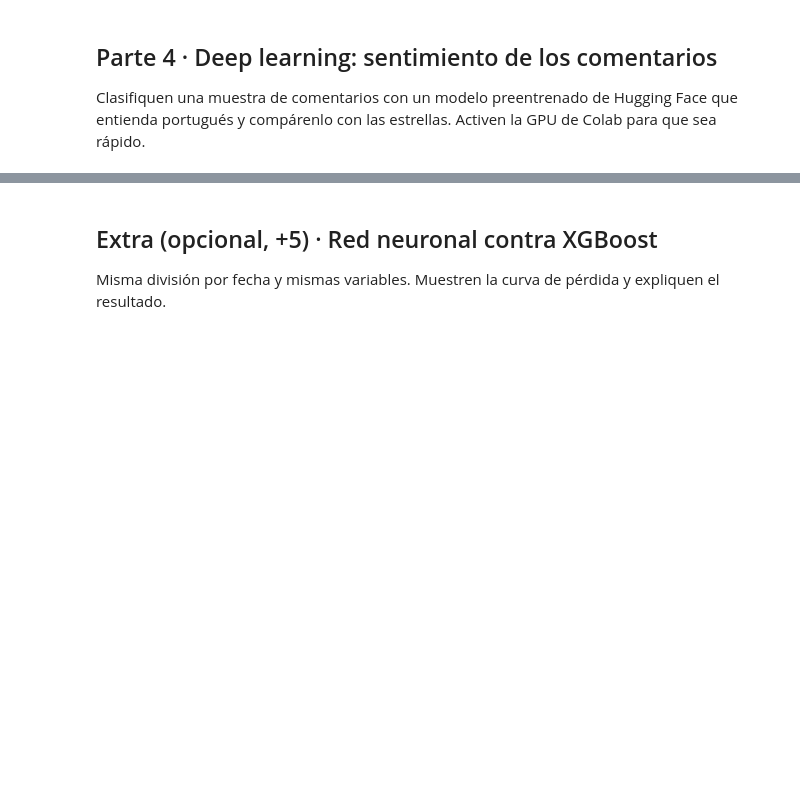
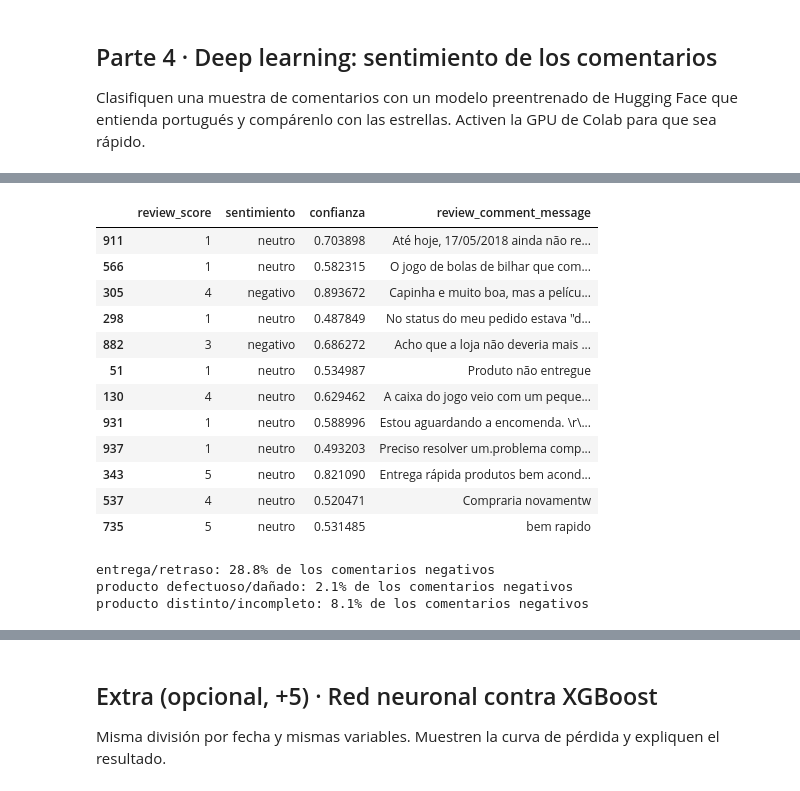
Before and after one commit to ianoelmolina-cmyk/olist-resena, a Jupyter notebook: Plantilla_Proyecto_Final.ipynb, the cells around one changed output, grey strips where cells are left out. Drawn from its saved outputs; the diff is of its cells as text; code cells hidden in the pictures; blank space fills up the shorter version.

```diff
--- a/Plantilla_Proyecto_Final.ipynb
+++ b/Plantilla_Proyecto_Final.ipynb
@@ -919,3 +915,16 @@ memory usage: 135.9 KB
 ## Parte 4 · Deep learning: sentimiento de los comentarios
 
 Clasifiquen una muestra de comentarios con un modelo preentrenado de Hugging Face que entienda portugués y compárenlo con las estrellas. Activen la GPU de Colab para que sea rápido.
+# %%
+consulta_comentarios = """
+SELECT order_id, review_score, review_comment_message
+FROM final.order_reviews
+WHERE review_comment_message IS NOT NULL
+  AND TRIM(review_comment_message) <> ''
+"""
+comentarios = pd.read_sql(consulta_comentarios, motor)
+print(comentarios.shape)
+
+muestra_de_comentarios = comentarios.sample(n=1000, random_state=42).reset_index(drop=True)
+print(muestra_de_comentarios.shape)
+display(muestra_de_comentarios.head())
@@ -922,3 +992,14 @@ Clasifiquen una muestra de comentarios con un modelo preentrenado de Hugging Fac
 # %%
-!pip install -q transformers
+import os
+RUTA_CACHE = "app/data/sentimiento_comentarios_cache.csv"
+
+if os.path.exists(RUTA_CACHE):
+    muestra_de_comentarios = pd.read_csv(RUTA_CACHE)
+else:
+    salidas = clasificador(textos, batch_size=16, truncation=True, max_length=256)
+    muestra_de_comentarios["label_modelo"] = [resultados["label"] for resultados in salidas]
+    muestra_de_comentarios["confianza"] = [resultados["score"] for resultados in salidas]
+    muestra_de_comentarios.to_csv(RUTA_CACHE, index=False)
+
+muestra_de_comentarios["label_modelo"].value_counts()
 # %% [output]
@@ -927,2 +1011,16 @@ Clasifiquen una muestra de comentarios con un modelo preentrenado de Hugging Fac
 # %%
 # TU CÓDIGO AQUÍ
+mapa_modelo = {"negative": "negativo", "neutral": "neutro", "positive": "positivo",
+               "LABEL_0": "negativo", "LABEL_1": "neutro", "LABEL_2": "positivo"}
+muestra_de_comentarios["sentimiento"] = muestra_de_comentarios["label_modelo"].map(mapa_modelo)
+muestra_de_comentarios["estrellas_grupo"] = muestra_de_comentarios["review_score"].map(
+    {1: "negativo", 2: "negativo", 3: "neutro", 4: "positivo", 5: "positivo"})
+
+orden = ["negativo", "neutro", "positivo"]
+cruzada = pd.crosstab(muestra_de_comentarios["estrellas_grupo"], muestra_de_comentarios["sentimiento"]).reindex(index=orden, columns=orden)
+display(cruzada)
+display((pd.crosstab(muestra_de_comentarios["estrellas_grupo"], muestra_de_comentarios["sentimiento"], normalize="index")
+         .reindex(index=orden, columns=orden) * 100).round(1))
+
+coincidencia = (muestra_de_comentarios["estrellas_grupo"] == muestra_de_comentarios["sentimiento"]).mean()
+print(f"Coincidencia: {coincidencia:.1%}")
@@ -929,3 +1039,33 @@ Clasifiquen una muestra de comentarios con un modelo preentrenado de Hugging Fac
+# %%
+desacuerdos = muestra_de_comentarios[muestra_de_comentarios["estrellas_grupo"] != muestra_de_comentarios["sentimiento"]]
+pd.set_option("display.max_colwidth", 300)
+desacuerdos.sample(12, random_state=42)[["review_score", "sentimiento", "confianza", "review_comment_message"]]
+# %% [output]
+|  | review_score | sentimiento | confianza | review_comment_message |
+| 911 | 1 | neutro | 0.703898 | Até hoje, 17/05/2018 ainda não re... |
+| 566 | 1 | neutro | 0.582315 | O jogo de bolas de bilhar que com... |
+| 305 | 4 | negativo | 0.893672 | Capinha e muito boa, mas a pelícu... |
+| 298 | 1 | neutro | 0.487849 | No status do meu pedido estava "d... |
+| 882 | 3 | negativo | 0.686272 | Acho que a loja não deveria mais ... |
+| 51 | 1 | neutro | 0.534987 | Produto não entregue |
+| 130 | 4 | neutro | 0.629462 | A caixa do jogo veio com um peque... |
+| 931 | 1 | neutro | 0.588996 | Estou aguardando a encomenda. \r\... |
+| 937 | 1 | neutro | 0.493203 | Preciso resolver um.problema comp... |
+| 343 | 5 | neutro | 0.821090 | Entrega rápida produtos bem acond... |
+| 537 | 4 | neutro | 0.520471 | Compraria novamentw |
+| 735 | 5 | neutro | 0.531485 | bem rapido |
+# %%
+import re
+neg = muestra_de_comentarios[muestra_de_comentarios["sentimiento"] == "negativo"]["review_comment_message"].str.lower()
+temas = {"entrega/retraso": r"atras|prazo|demor|não chegou|nao chegou|entrega",
+         "producto defectuoso/dañado": r"defeito|quebr|danific|estrag",
+         "producto distinto/incompleto": r"diferente|errado|faltou|incomplet"}
+for tema, patron in temas.items():
+    print(f"{tema}: {neg.str.contains(patron).mean():.1%} de los comentarios negativos")
+# %% [output]
+entrega/retraso: 28.8% de los comentarios negativos
+producto defectuoso/dañado: 2.1% de los comentarios negativos
+producto distinto/incompleto: 8.1% de los comentarios negativos
 # %% [markdown]
 ### Preguntas
 
```
Also changed, not shown: parts of 22 cells of this notebook, 4 other files.
